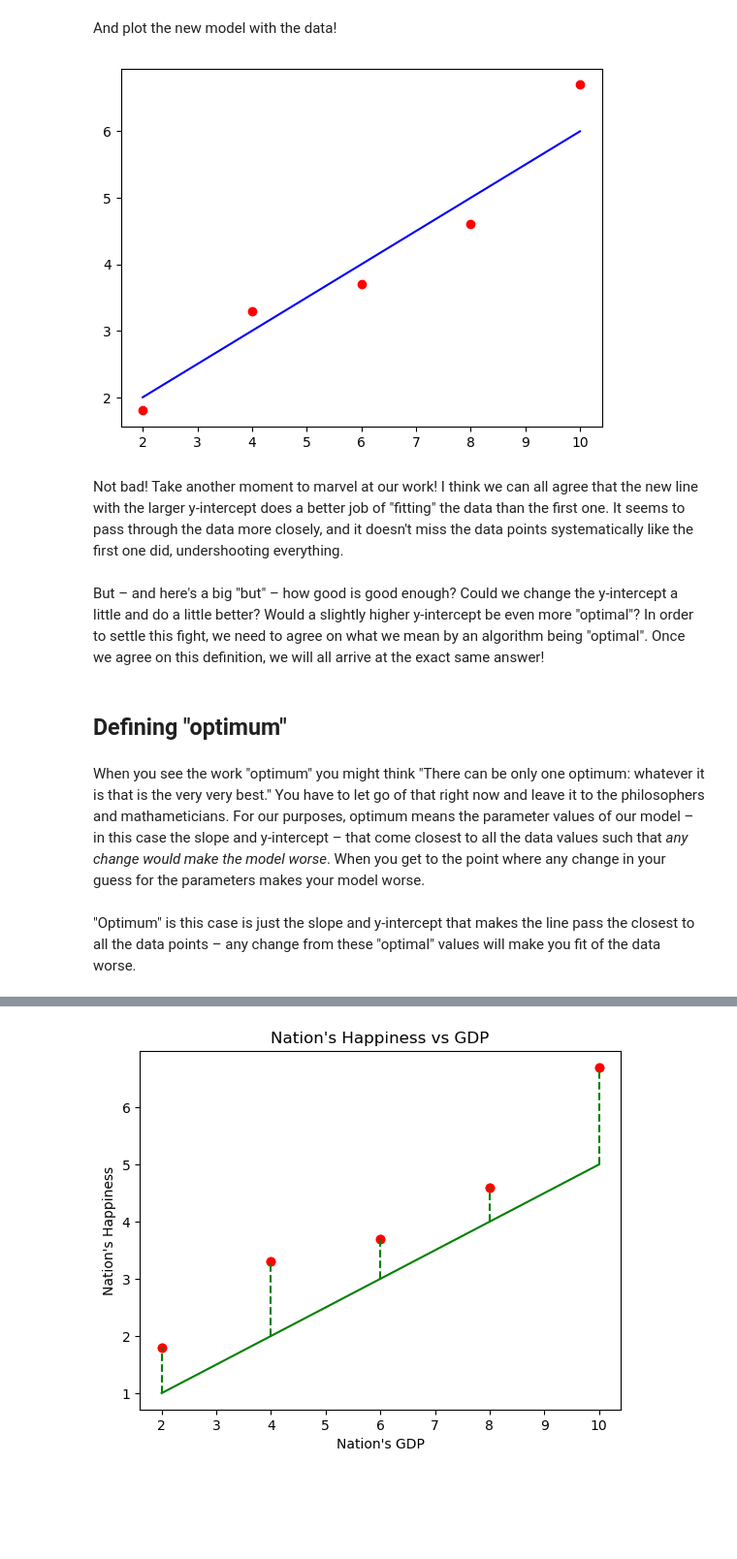
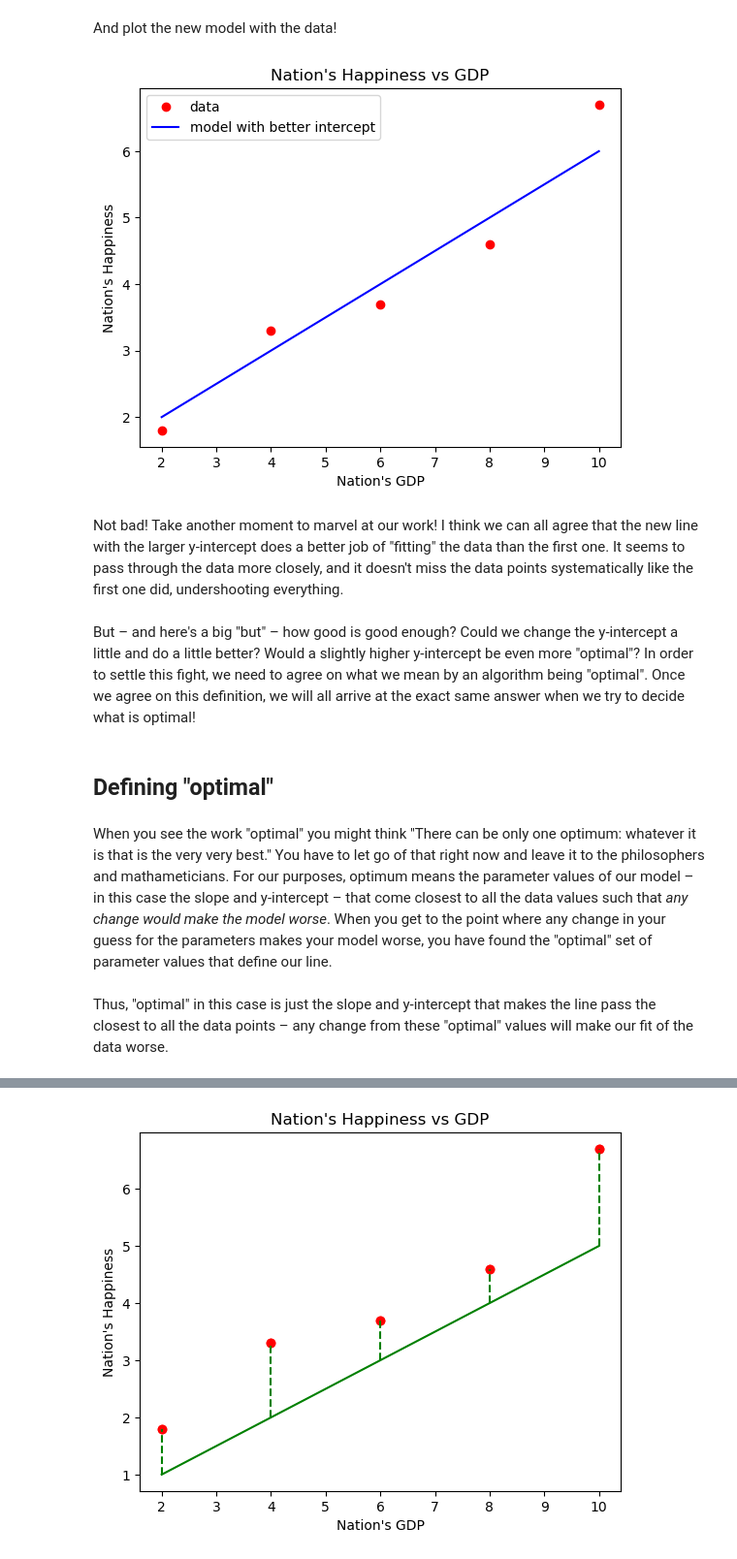
Before and after one commit to psychdatascience/FDS-CourseTwo, a Jupyter notebook: Other/CostAndMinimization/optimization.ipynb, the cells around one changed output, grey strips where cells are left out. Shown: that part at 97% size. Drawn from its saved outputs; the diff is of its cells as text; code cells hidden in the pictures; blank space fills up the shorter version.

Commit message:
close to finishing optimization reading

```diff
--- a/Other/CostAndMinimization/optimization.ipynb
+++ b/Other/CostAndMinimization/optimization.ipynb
@@ -116,18 +124,23 @@ And plot the new model with the data!
 # %%
 # plot the model values on the same plot as the data
 plt.plot(x, data, 'ro')         # data
 plt.plot(x, modeldata, 'b-')    # model
+plt.xlabel('Nation\'s GDP')
+plt.ylabel('Nation\'s Happiness')
+plt.title('Nation\'s Happiness vs GDP')
+plt.legend(['data', 'model with better intercept'])
+
 plt.show()
 # %% [output]
-[figure, old version]
+[figure, new version]
 # %% [markdown]
 Not bad! Take another moment to marvel at our work! I think we can all agree that the new line with the larger y-intercept does a better job of "fitting" the data than the first one. It seems to pass through the data more closely, and it doesn't miss the data points systematically like the first one did, undershooting everything.
 # %% [markdown]
-But – and here's a big "but" – how good is good enough? Could we change the y-intercept a little and do a little better? Would a slightly higher y-intercept be even more "optimal"? In order to settle this fight, we need to agree on what we mean by an algorithm being "optimal". Once we agree on this definition, we will all arrive at the exact same answer!
+But – and here's a big "but" – how good is good enough? Could we change the y-intercept a little and do a little better? Would a slightly higher y-intercept be even more "optimal"? In order to settle this fight, we need to agree on what we mean by an algorithm being "optimal". Once we agree on this definition, we will all arrive at the exact same answer when we try to decide what is optimal!
 # %% [markdown]
-## Defining "optimum"
+## Defining "optimal"
 # %% [markdown]
-When you see the work "optimum" you might think "There can be only one optimum: whatever it is that is the very very best." You have to let go of that right now and leave it to the philosophers and mathameticians. For our purposes, optimum means the parameter values of our model – in this case the slope and y-intercept – that come closest to all the data values such that *any change would make the model worse*. When you get to the point where any change in your guess for the parameters makes your model worse.
+When you see the work "optimal" you might think "There can be only one optimum: whatever it is that is the very very best." You have to let go of that right now and leave it to the philosophers and mathameticians. For our purposes, optimum means the parameter values of our model – in this case the slope and y-intercept – that come closest to all the data values such that *any change would make the model worse*. When you get to the point where any change in your guess for the parameters makes your model worse, you have found the "optimal" set of parameter values that define our line.
 # %% [markdown]
-"Optimum" is this case is just the slope and y-intercept that makes the line pass the closest to all the data points – any change from these "optimal" values will make you fit of the data worse.
+Thus, "optimal" in this case is just the slope and y-intercept that makes the line pass the closest to all the data points – any change from these "optimal" values will make our fit of the data worse.
 # %% [markdown]
```
Also changed, not shown: parts of 27 cells of this notebook.
